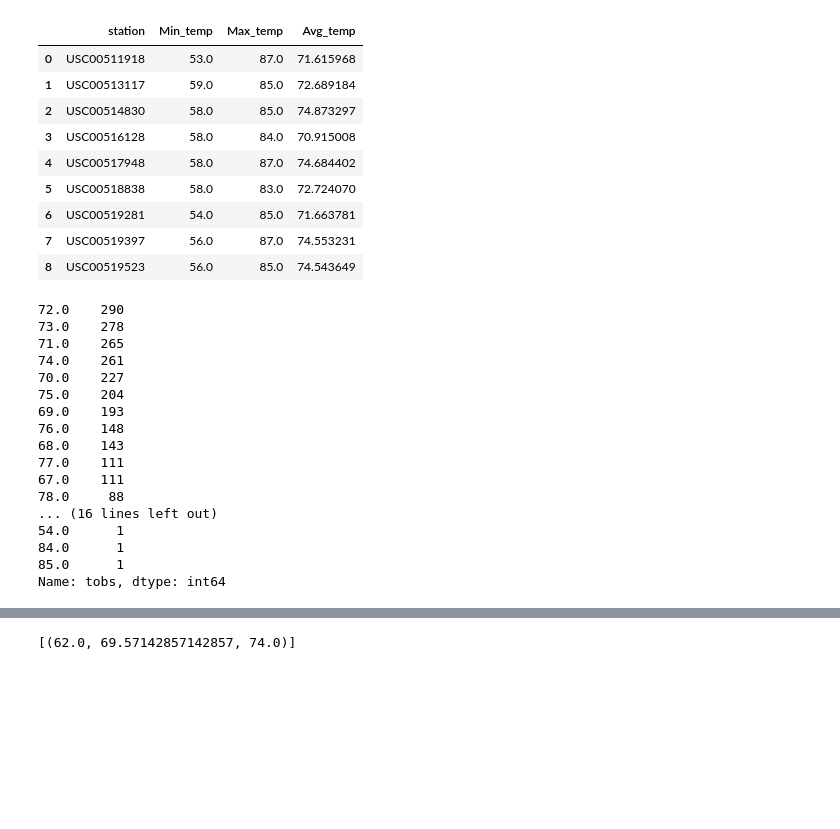
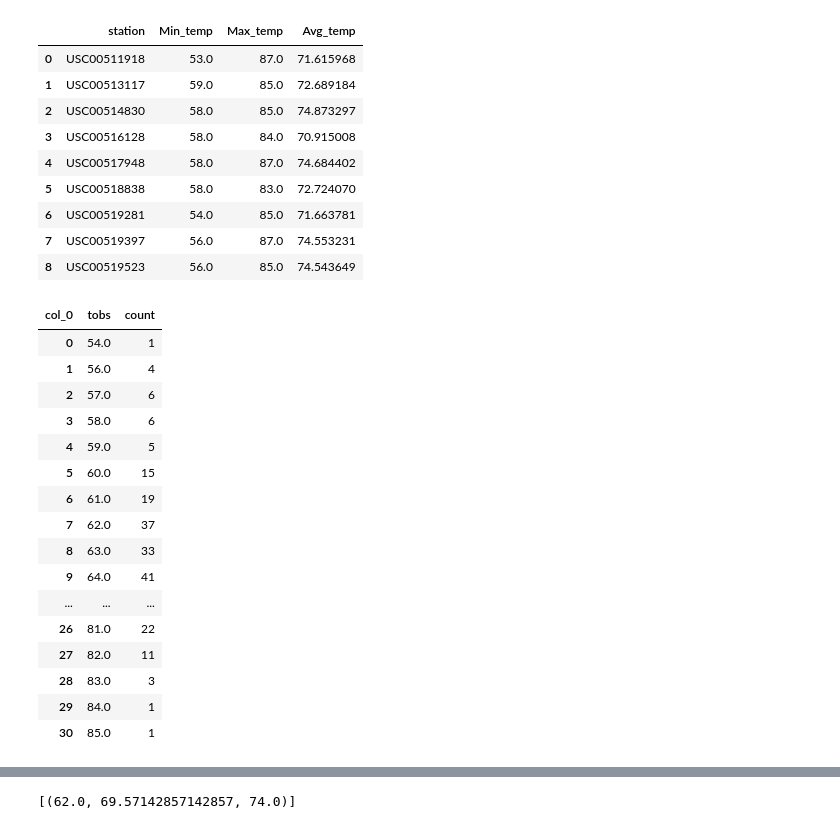
Before and after one commit to nrm94ee330/python-challenge, a Jupyter notebook: HW_sqlalchemy/climate_starter.ipynb, the cells around one changed output, grey strips where cells are left out. Cells and saved outputs as stored; diff of their text form; code cells hidden in the pictures; blank space fills up the shorter version.

```diff
--- a/HW_sqlalchemy/climate_starter.ipynb
+++ b/HW_sqlalchemy/climate_starter.ipynb
@@ -171,31 +171,36 @@ prcp_stat
 # %%
 # Choose the station with the highest number of temperature observations.
 max_stn=prcp_cnt["station"][0]
 
 # Query the last 12 months of temperature observation data for this station and plot the results as a histogram
 
 bins = np.arange(50,90,2)
 grps = np.arange(52,90,2)
 prcp_stat_max = pd.read_sql("SELECT tobs FROM Measurement where station = '" + max_stn + "'", conn)
-#prcp_stat_max1= prcp_stat_max["tobs"].value_counts()
-prcp_stat_max1=pd.cut(prcp_stat_max["tobs"], bins,labels=grps)
 
-prcp_stat_max1
+df_freq = pd.crosstab(prcp_stat_max['tobs'], columns='count')
+
+df_freq = df_freq.reset_index()
+
+df_freq
+#prcp_stat_max1= prcp_stat_max.set_index("tobs")
+
+#prcp_stat_max1=pd.cut(prcp_stat_max["tobs"], bins,labels=grps)
 # %% [output]
-72.0    290
-73.0    278
-71.0    265
-74.0    261
-70.0    227
-75.0    204
-69.0    193
-76.0    148
-68.0    143
-77.0    111
-67.0    111
-78.0     88
-... (16 lines left out)
-54.0      1
-84.0      1
-85.0      1
-Name: tobs, dtype: int64
+| col_0 | tobs | count |
+| 0 | 54.0 | 1 |
+| 1 | 56.0 | 4 |
+| 2 | 57.0 | 6 |
+| 3 | 58.0 | 6 |
+| 4 | 59.0 | 5 |
+| 5 | 60.0 | 15 |
+| 6 | 61.0 | 19 |
+| 7 | 62.0 | 37 |
+| 8 | 63.0 | 33 |
+| 9 | 64.0 | 41 |
+| ... | ... | ... |
+| 26 | 81.0 | 22 |
+| 27 | 82.0 | 11 |
+| 28 | 83.0 | 3 |
+| 29 | 84.0 | 1 |
+| 30 | 85.0 | 1 |
```
Also changed, not shown: parts of 1 cell of this notebook.
